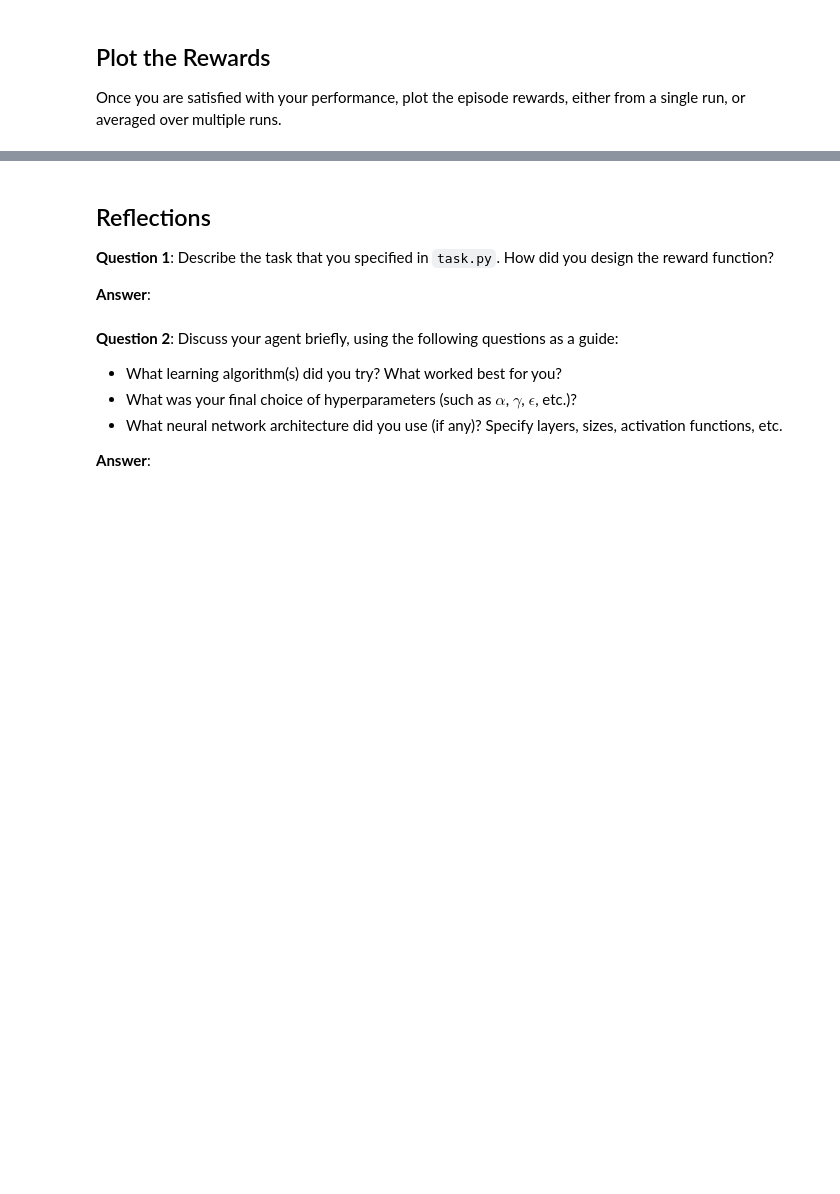
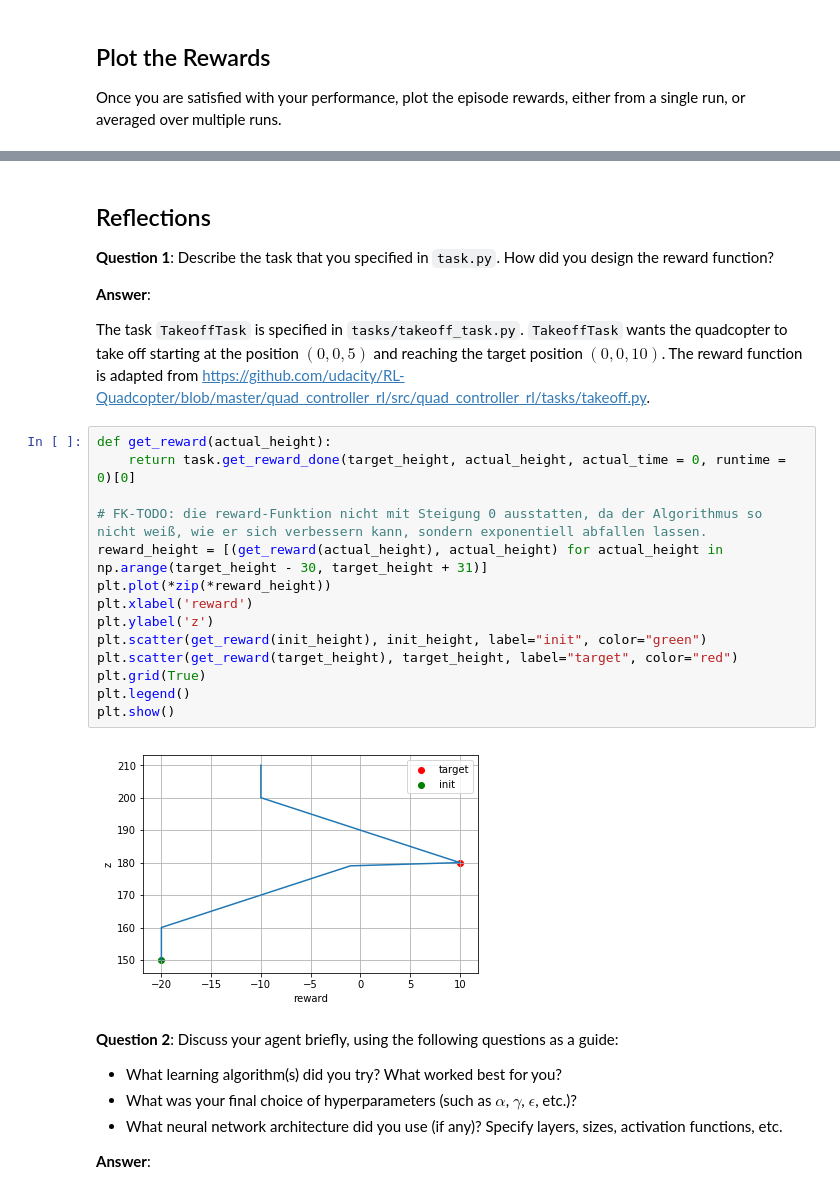
Before and after one commit to KnollFrank/RL-Quadcopter-2, a Jupyter notebook: Quadcopter_Project.ipynb, the cells around one changed output, grey strips where cells are left out. Cells and saved outputs as stored; diff of their text form; blank space fills up the shorter version.

Commit message:
starting to answer Question 1

```diff
--- a/Quadcopter_Project.ipynb
+++ b/Quadcopter_Project.ipynb
@@ -276,6 +273,24 @@ plot_total_rewards_per_episode(total_rewards_per_episode)
 **Question 1**: Describe the task that you specified in `task.py`.  How did you design the reward function?
 
 **Answer**:
+
+The task `TakeoffTask` is specified in `tasks/takeoff_task.py`. `TakeoffTask` wants the quadcopter to take off starting at the position $(0, 0, 5)$ and reaching the target position $(0, 0, 10)$. The reward function is adapted from https://github.com/udacity/RL-Quadcopter/blob/master/quad_controller_rl/src/quad_controller_rl/tasks/takeoff.py.
+# %%
+def get_reward(actual_height):
+    return task.get_reward_done(target_height, actual_height, actual_time = 0, runtime = 0)[0]
+
+# FK-TODO: die reward-Funktion nicht mit Steigung 0 ausstatten, da der Algorithmus so nicht weiß, wie er sich verbessern kann, sondern exponentiell abfallen lassen.
+reward_height = [(get_reward(actual_height), actual_height) for actual_height in np.arange(target_height - 30, target_height + 31)]
+plt.plot(*zip(*reward_height))
+plt.xlabel('reward')
+plt.ylabel('z')
+plt.scatter(get_reward(init_height), init_height, label="init", color="green")
+plt.scatter(get_reward(target_height), target_height, label="target", color="red")
+plt.grid(True)
+plt.legend()
+plt.show()
+# %% [output]
+[figure, added]
 # %% [markdown]
 **Question 2**: Discuss your agent briefly, using the following questions as a guide:
 
```
Also changed, not shown: parts of 7 cells of this notebook, 2 other files.
